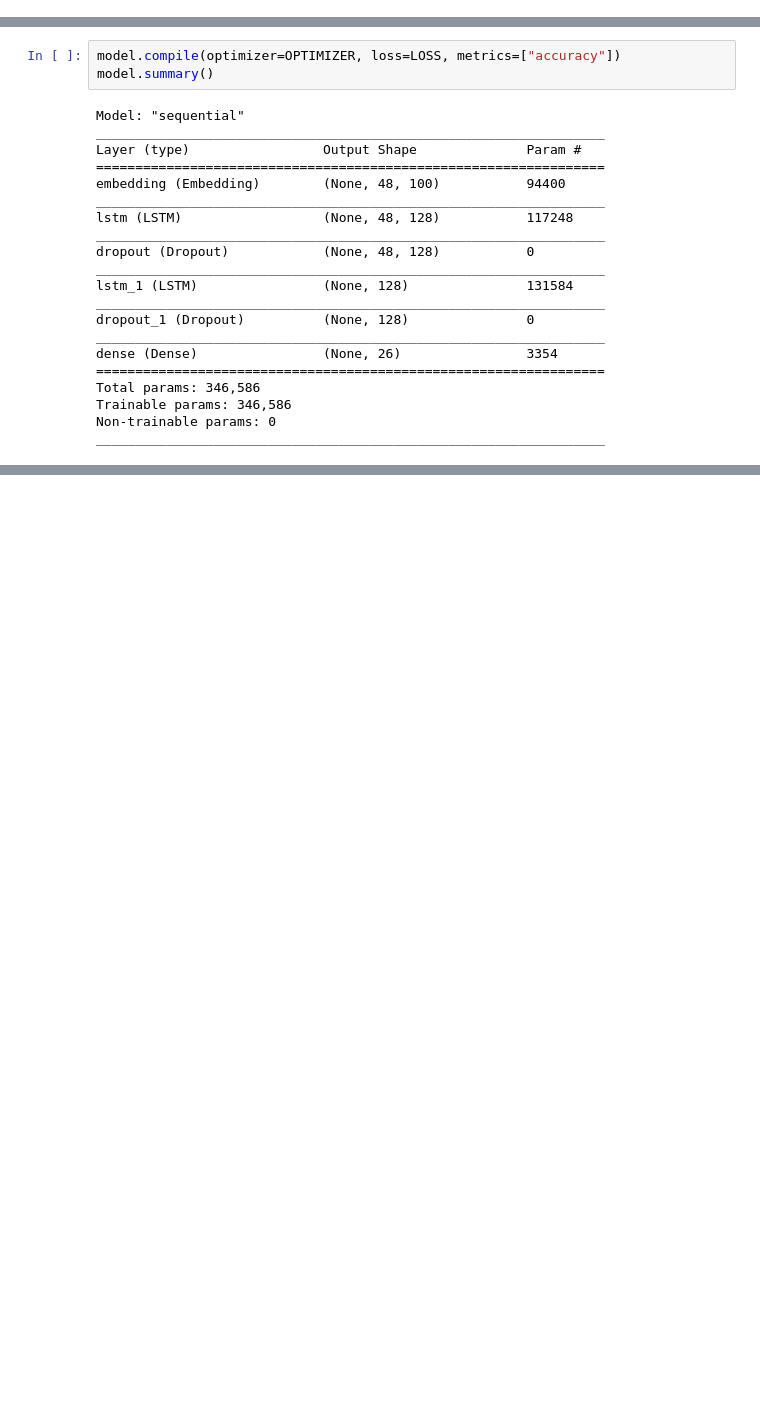
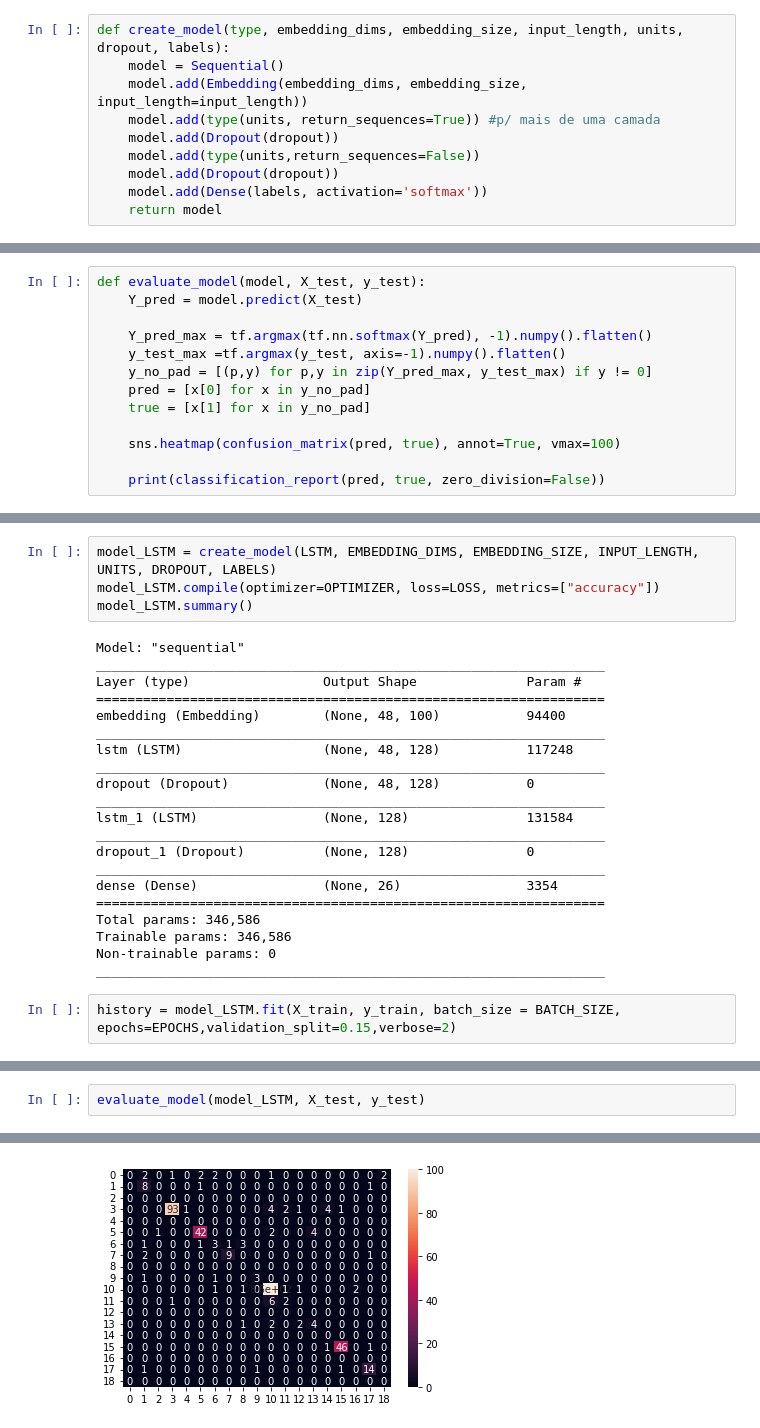
Before and after one commit to GabrielOlem/projetoPLN, a Jupyter notebook: ATIS_classification.ipynb, the cells around one changed output, grey strips where cells are left out. Saved outputs shown, nothing was run; the diff lists cells and outputs as text; blank space fills up the shorter version.

Commit message:
Model comparisons + code organization

```diff
--- a/ATIS_classification.ipynb
+++ b/ATIS_classification.ipynb
@@ -68,0 +75,10 @@ EPOCHS = 8
+# %%
+def create_model(type, embedding_dims, embedding_size, input_length, units, dropout, labels):
+    model = Sequential()
+    model.add(Embedding(embedding_dims, embedding_size, input_length=input_length))
+    model.add(type(units, return_sequences=True)) #p/ mais de uma camada
+    model.add(Dropout(dropout))
+    model.add(type(units,return_sequences=False))
+    model.add(Dropout(dropout))
+    model.add(Dense(labels, activation='softmax'))
+    return model
@@ -69,2 +87,15 @@ EPOCHS = 8
+# %%
+def evaluate_model(model, X_test, y_test):
+    Y_pred = model.predict(X_test)
+
+    Y_pred_max = tf.argmax(tf.nn.softmax(Y_pred), -1).numpy().flatten()
+    y_test_max =tf.argmax(y_test, axis=-1).numpy().flatten()
+    y_no_pad = [(p,y) for p,y in zip(Y_pred_max, y_test_max) if y != 0]
+    pred = [x[0] for x in y_no_pad]
+    true = [x[1] for x in y_no_pad]
+
+    sns.heatmap(confusion_matrix(pred, true), annot=True, vmax=100)
+
+    print(classification_report(pred, true, zero_division=False))
 # %% [markdown]
 ## MODEL CREATION AND COMPILING
@@ -79,6 +105,7 @@ model.add(Dense(26, activation='softmax'))
 # %%
-model.compile(optimizer=OPTIMIZER, loss=LOSS, metrics=["accuracy"])
-model.summary()
+model_LSTM = create_model(LSTM, EMBEDDING_DIMS, EMBEDDING_SIZE, INPUT_LENGTH, UNITS, DROPOUT, LABELS)
+model_LSTM.compile(optimizer=OPTIMIZER, loss=LOSS, metrics=["accuracy"])
+model_LSTM.summary()
 # %% [output]
 Model: "sequential"
 _________________________________________________________________
@@ -100,3 +127,5 @@ Total params: 346,586
 Trainable params: 346,586
 Non-trainable params: 0
 _________________________________________________________________
+# %%
+history = model_LSTM.fit(X_train, y_train, batch_size = BATCH_SIZE, epochs=EPOCHS,validation_split=0.15,verbose=2)
@@ -102,0 +149,3 @@ _________________________________________________________________
+# %%
+evaluate_model(model_LSTM, X_test, y_test)
+# %% [output]
@@ -103 +169,2 @@ _________________________________________________________________
+[figure, added]
 # %% [markdown]
```
Also changed, not shown: parts of 18 cells of this notebook.
